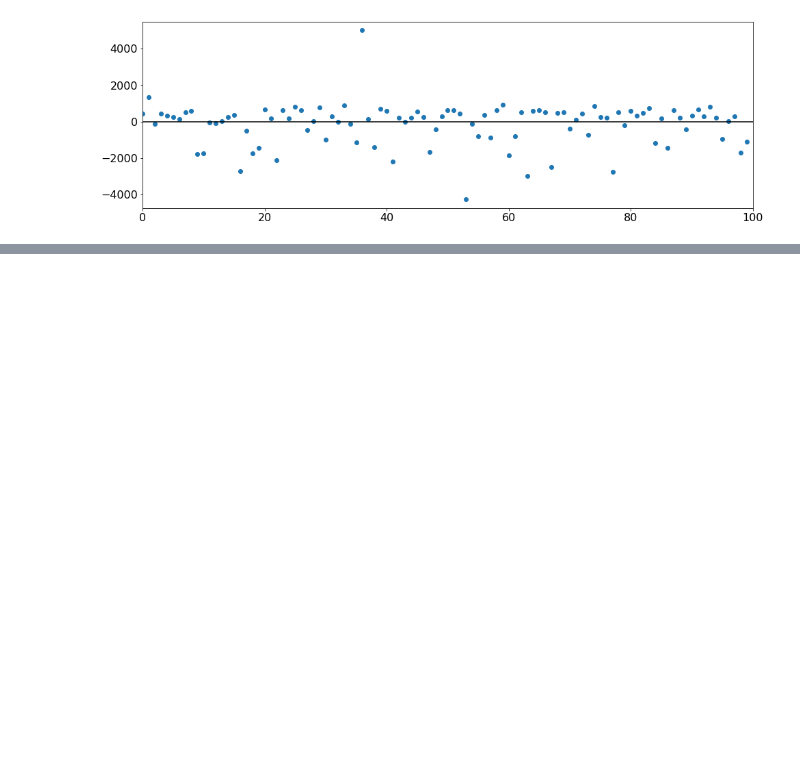
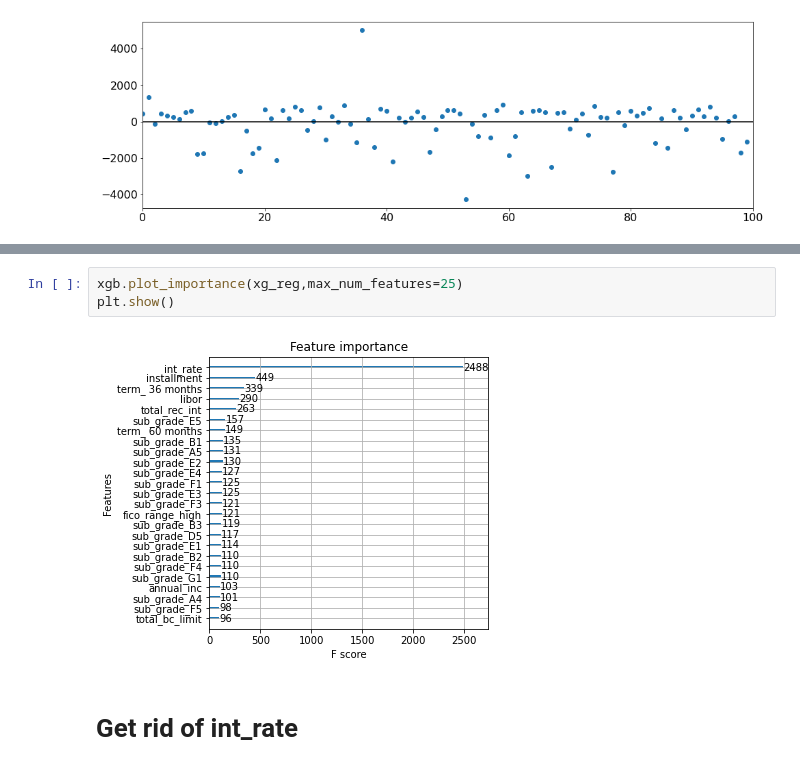
Before and after one commit to 161siegels/FinalProjectBusi488, a Jupyter notebook: Carter Notebook.ipynb, the cells around one changed output, grey strips where cells are left out. Cells and saved outputs as stored; diff of their text form; blank space fills up the shorter version.

```diff
--- a/Carter Notebook.ipynb
+++ b/Carter Notebook.ipynb
@@ -341,0 +487,7 @@ plt.show()
+# %%
+xgb.plot_importance(xg_reg,max_num_features=25)
+plt.show()
+# %% [output]
+[figure, added]
+# %% [markdown]
+# Get rid of int_rate
```
Also changed, not shown: parts of 20 cells of this notebook, 1 other file.
